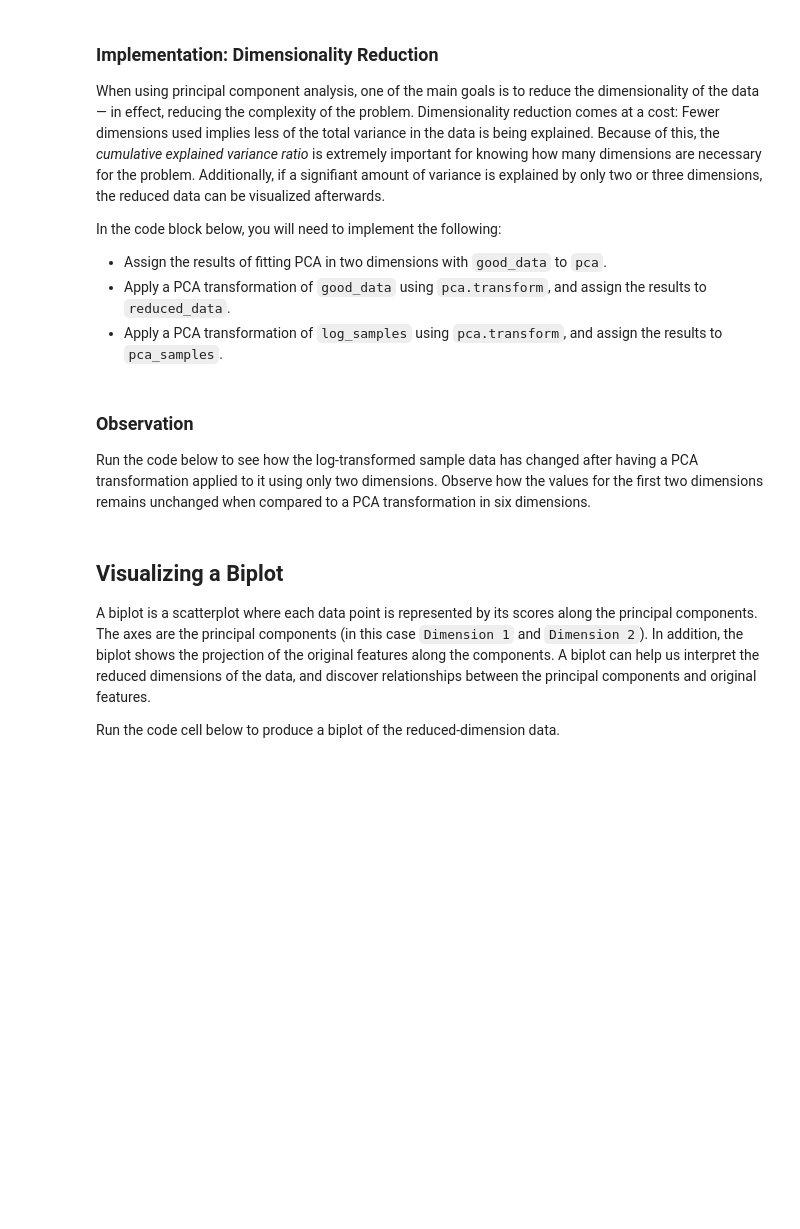
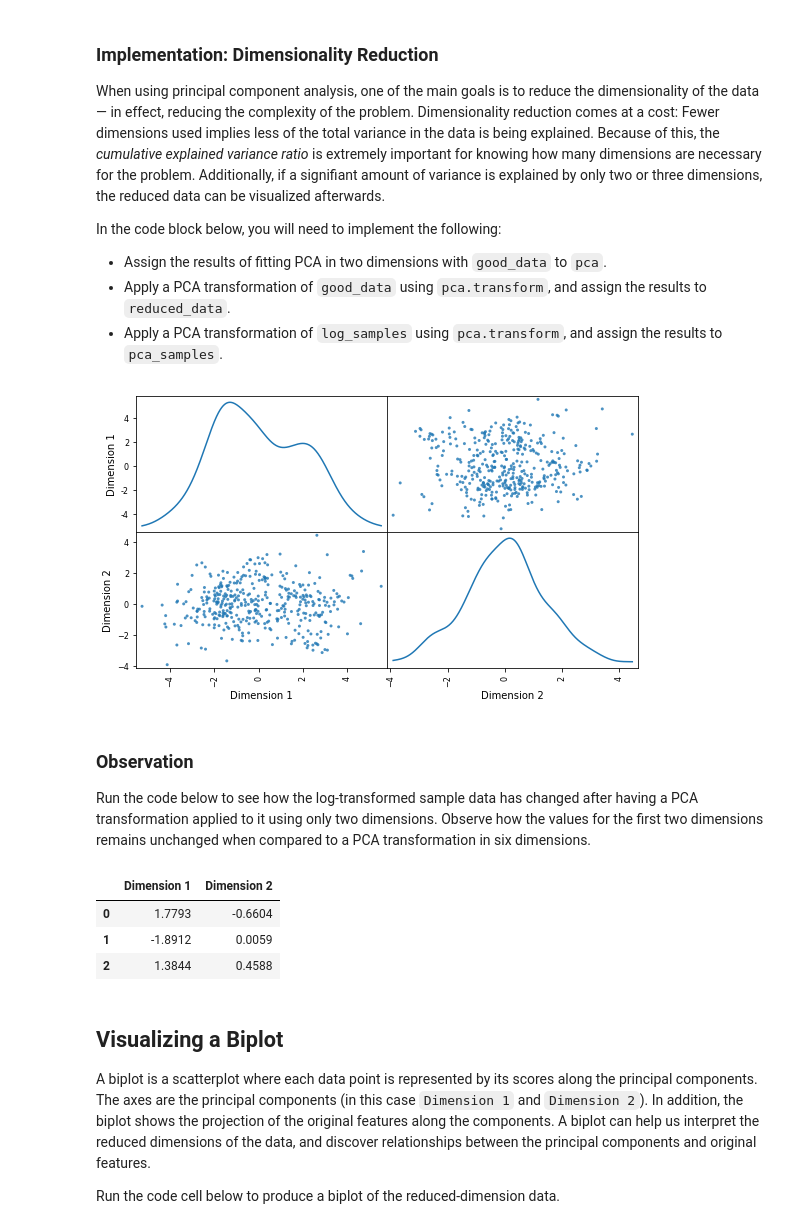
Before and after one commit to fagan2888/Gardner_Machine_Learning, a Jupyter notebook: projects/customer_segments/customer_segments.ipynb, the cells around one changed output. Saved outputs shown, nothing was run; the diff lists cells and outputs as text; code cells hidden in the pictures; blank space fills up the shorter version.

```diff
--- a/projects/customer_segments/customer_segments.ipynb
+++ b/projects/customer_segments/customer_segments.ipynb
@@ -446,22 +469,33 @@ In the code block below, you will need to implement the following:
  - Apply a PCA transformation of `log_samples` using `pca.transform`, and assign the results to `pca_samples`.
 # %%
 # TODO: Apply PCA by fitting the good data with only two dimensions
-pca = None
+pca = PCA(n_components=2)
+pca.fit(good_data)
 
 # TODO: Transform the good data using the PCA fit above
-reduced_data = None
+reduced_data = pca.transform(good_data)
 
 # TODO: Transform log_samples using the PCA fit above
-pca_samples = None
+pca_samples = pca.transform(log_samples)
 
 # Create a DataFrame for the reduced data
 reduced_data = pd.DataFrame(reduced_data, columns = ['Dimension 1', 'Dimension 2'])
+
+# Add a scatter matrix for pca reduced data - visual display
+pd.plotting.scatter_matrix(reduced_data, alpha = 0.8, figsize = (9,5), diagonal = 'kde');
+# %% [output]
+[figure, added]
 # %% [markdown]
 ### Observation
 Run the code below to see how the log-transformed sample data has changed after having a PCA transformation applied to it using only two dimensions. Observe how the values for the first two dimensions remains unchanged when compared to a PCA transformation in six dimensions.
 # %%
 # Display sample log-data after applying PCA transformation in two dimensions
 display(pd.DataFrame(np.round(pca_samples, 4), columns = ['Dimension 1', 'Dimension 2']))
+# %% [output]
+|  | Dimension 1 | Dimension 2 |
+| 0 | 1.7793 | -0.6604 |
+| 1 | -1.8912 | 0.0059 |
+| 2 | 1.3844 | 0.4588 |
 # %% [markdown]
 ## Visualizing a Biplot
 A biplot is a scatterplot where each data point is represented by its scores along the principal components. The axes are the principal components (in this case `Dimension 1` and `Dimension 2`). In addition, the biplot shows the projection of the original features along the components. A biplot can help us interpret the reduced dimensions of the data, and discover relationships between the principal components and original features.
```
Also changed, not shown: parts of 24 cells of this notebook, 1 other file.
